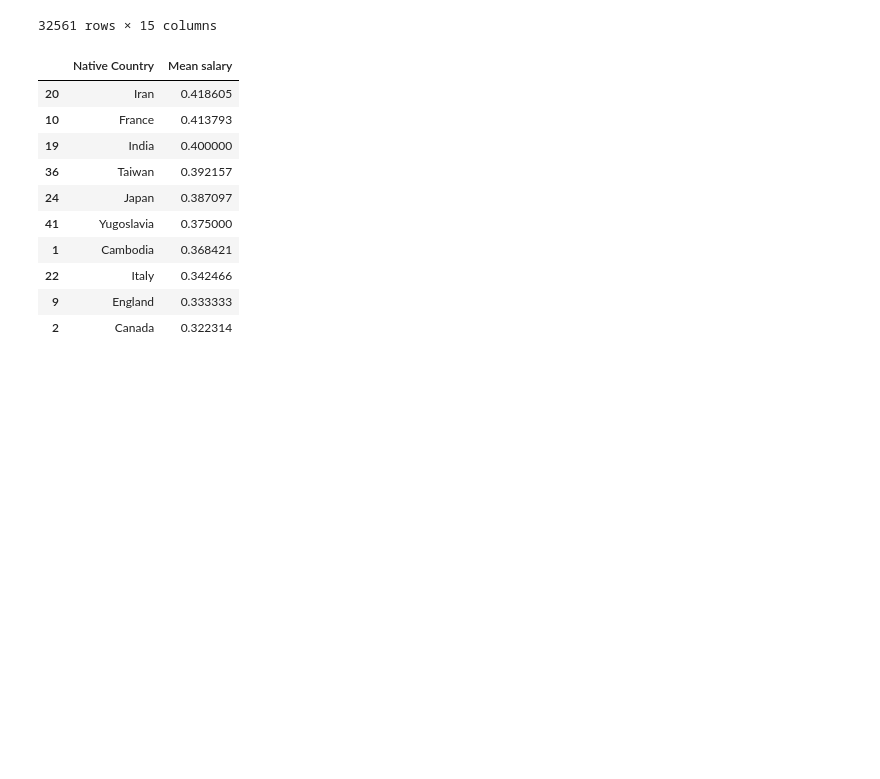
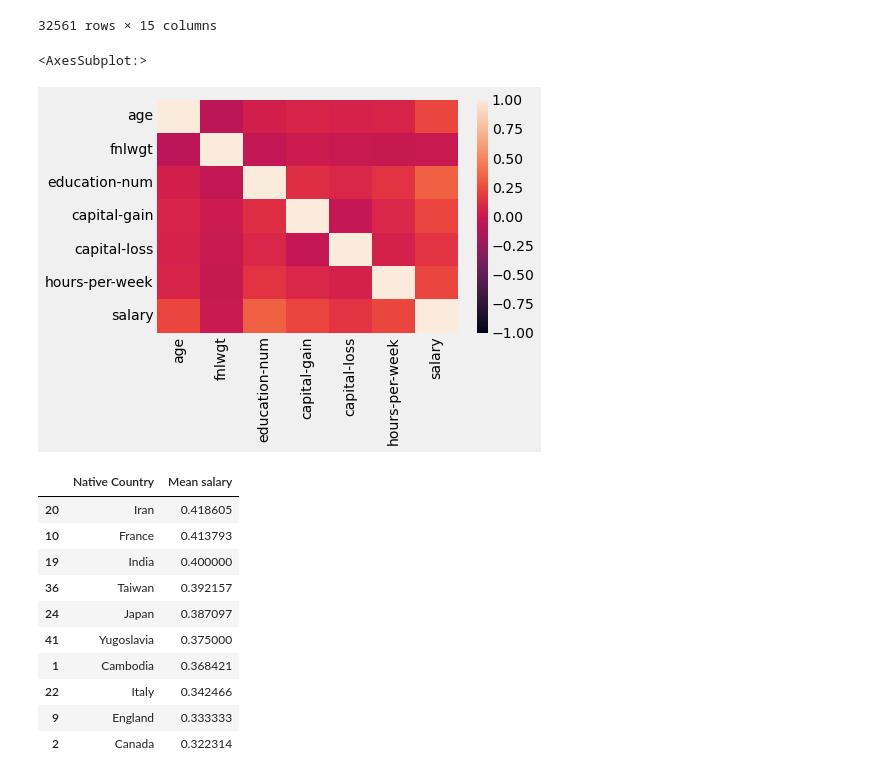
Before and after one commit to onemarcos/Data-Science-Projects, a Jupyter notebook: Salary Prediction/Salary-Prediction.ipynb, the cells around one changed output. Drawn from its saved outputs; the diff is of its cells as text; code cells hidden in the pictures; blank space fills up the shorter version.

```diff
--- a/Salary Prediction/Salary-Prediction.ipynb
+++ b/Salary Prediction/Salary-Prediction.ipynb
@@ -293,6 +302,11 @@ df
 | 32559 | 22 | Private | 201490 | HS-grad | 9 | Never-married | Adm-clerical | Own-child | ... |
 | 32560 | 52 | Self-emp-inc | 287927 | HS-grad | 9 | Married-civ-spouse | Exec-managerial | Wife | ... |
 32561 rows × 15 columns
+# %%
+sns.heatmap(data=df.corr(), vmin=-1, vmax=1 )
+# %% [output]
+<AxesSubplot:>
+[figure, added]
 # %%
 pd.DataFrame({'Native Country': df.groupby('native-country')['salary'].mean().index , 'Mean salary':  df.groupby('native-country')['salary'].mean().values}).sort_values(by='Mean salary'  , axis=0)[::-1].head(10)
 # %% [output]
```
Also changed, not shown: parts of 1 cell of this notebook.
